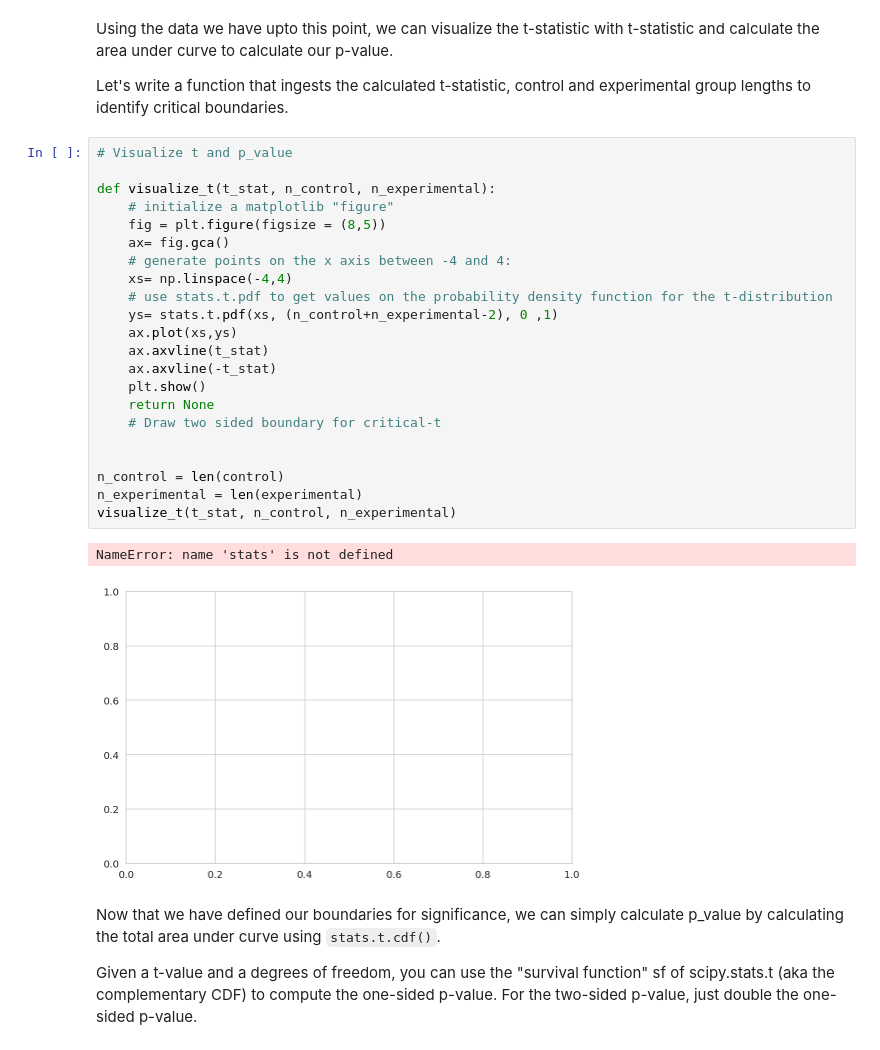
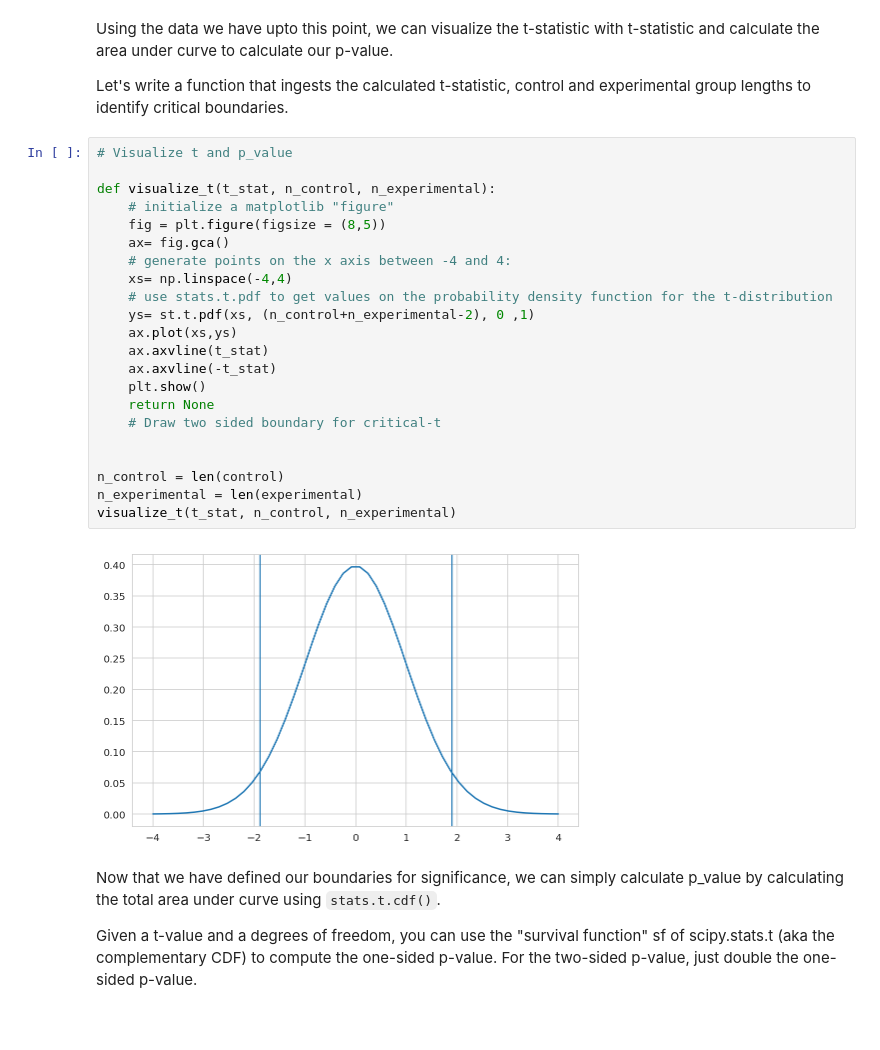
Before and after one commit to MarcSchneider71/dsc-2-20-09-2-sample-t-tests-lab-nyc-ds-career-012819, a Jupyter notebook: index.ipynb, the cells around one changed output. Cells and saved outputs as stored; diff of their text form; blank space fills up the shorter version.

```diff
--- a/index.ipynb
+++ b/index.ipynb
@@ -151,28 +151,27 @@ Let's write a function that ingests the calculated t-statistic, control and expe
 # %%
 # Visualize t and p_value
 
 def visualize_t(t_stat, n_control, n_experimental):
     # initialize a matplotlib "figure"
     fig = plt.figure(figsize = (8,5))
     ax= fig.gca()
     # generate points on the x axis between -4 and 4:
     xs= np.linspace(-4,4)
     # use stats.t.pdf to get values on the probability density function for the t-distribution
-    ys= stats.t.pdf(xs, (n_control+n_experimental-2), 0 ,1)
+    ys= st.t.pdf(xs, (n_control+n_experimental-2), 0 ,1)
     ax.plot(xs,ys)
     ax.axvline(t_stat)
     ax.axvline(-t_stat)
     plt.show()
     return None
     # Draw two sided boundary for critical-t
 
 
 n_control = len(control)
 n_experimental = len(experimental)
 visualize_t(t_stat, n_control, n_experimental)
 # %% [output]
-NameError: name 'stats' is not defined
-[figure, old version]
+[figure, new version]
 # %% [markdown]
 Now that we have defined our boundaries for significance, we can simply calculate p_value by calculating the total area under curve using `stats.t.cdf()`.
 
```
